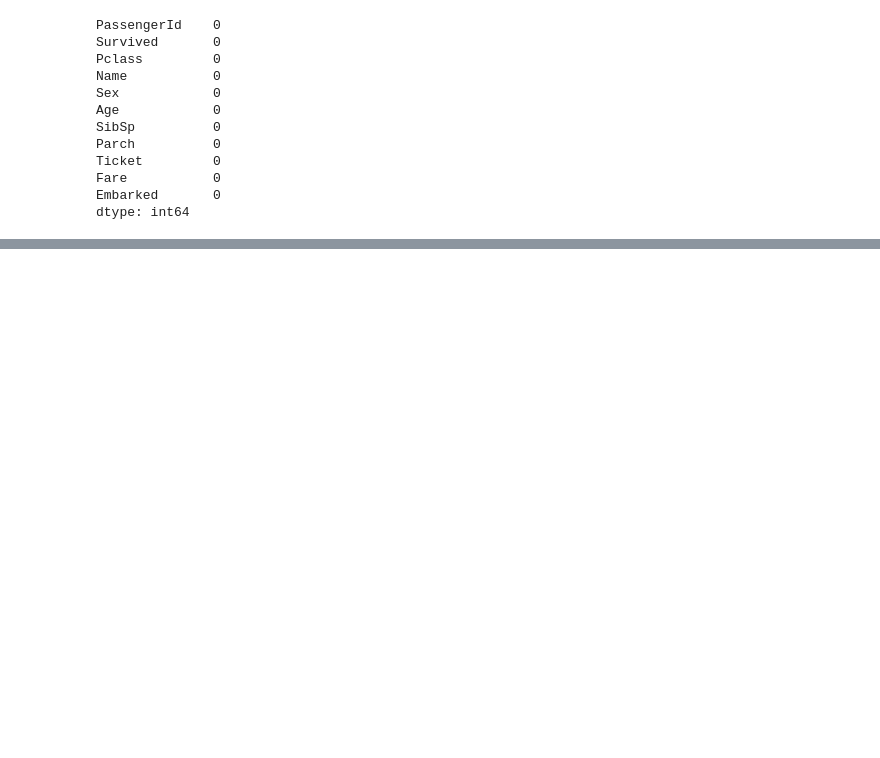
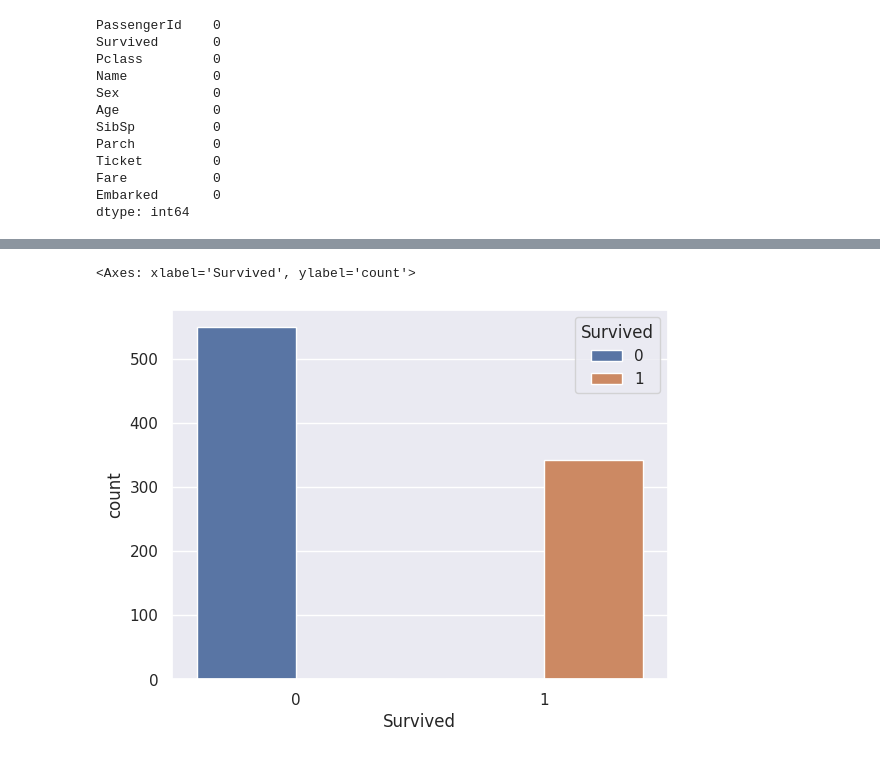
Before and after one commit to Priya-gawhane/Machine-learning-prediction-Models-Projects, a Jupyter notebook: Titanic_survival_prediction.ipynb, the cells around one changed output, grey strips where cells are left out. Cells and saved outputs as stored; diff of their text form; code cells hidden in the pictures; blank space fills up the shorter version.

```diff
--- a/Titanic_survival_prediction.ipynb
+++ b/Titanic_survival_prediction.ipynb
@@ -119,0 +163,5 @@ dtype: int64
+# %%
+sns.countplot(data=titanic_data,  x="Survived", hue='Survived')
+# %% [output]
+<Axes: xlabel='Survived', ylabel='count'>
+[figure, added]
```
Also changed, not shown: parts of 31 cells of this notebook.
